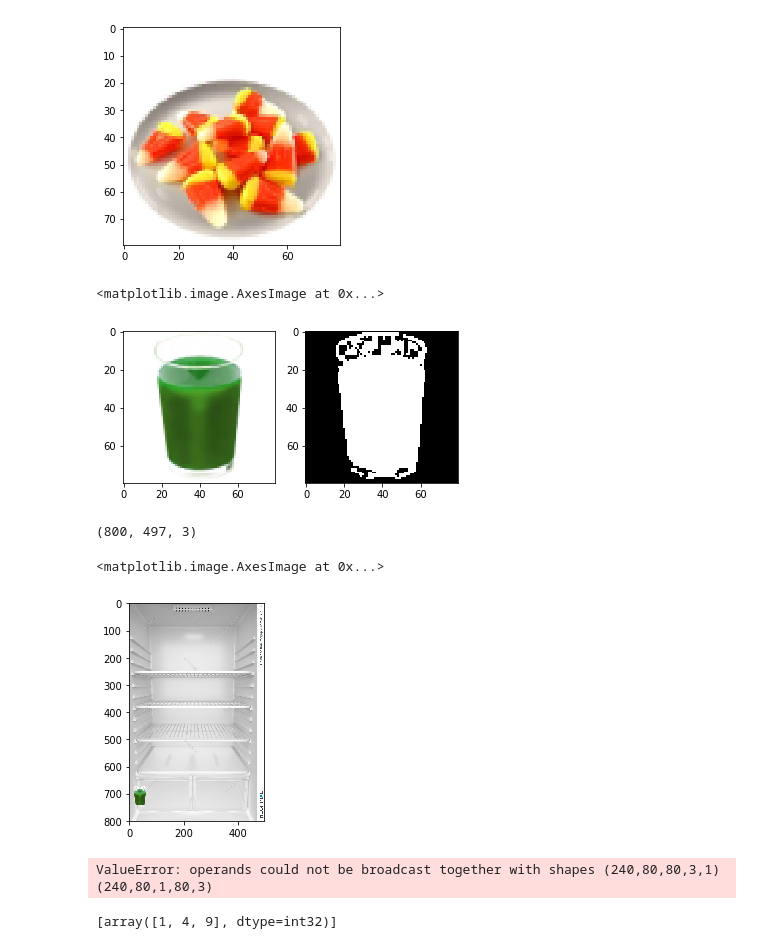
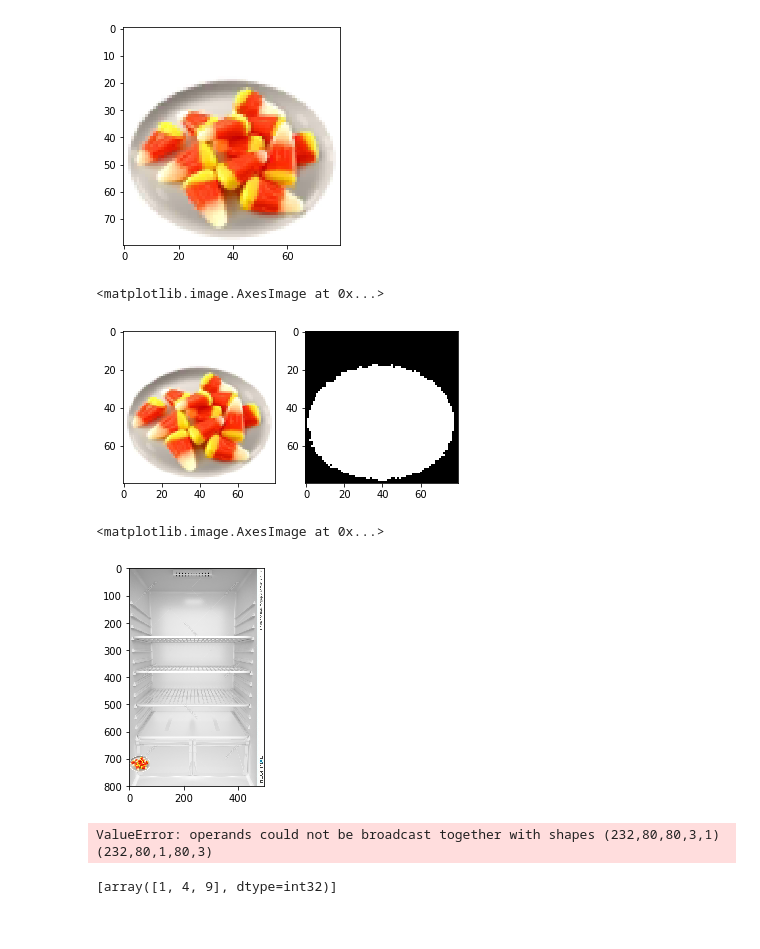
Before and after one commit to meganfrisella/final-capstone, a Jupyter notebook: fridge/jessie_test.ipynb, the cells around one changed output. Cells and saved outputs as stored; diff of their text form; code cells hidden in the pictures.

Commit message:
generate_fridge.py

```diff
--- a/fridge/jessie_test.ipynb
+++ b/fridge/jessie_test.ipynb
@@ -36,9 +36,9 @@ def propose_regions(image, threshold=0.1):
     roi_img[rois] = 1
     return roi_img
 # %%
-rgba_image = mpimg.imread('fridge/food.png')
+rgba_image = mpimg.imread('food.png')
 
-rgba_pil = PIL.Image.open('fridge/food.png')
+rgba_pil = PIL.Image.open('food.png')
 img = np.array(rgba_pil.convert('RGB'))
 
 row_step = 1200//15
@@ -77,20 +77,18 @@ ax[0].imshow(test_shape)
 ax[1].imshow(roi_image, 'gray')
 # %% [output]
 <matplotlib.image.AxesImage at 0x...>
-[figure, old version]
+[figure, new version]
 # %%
-fridge = mpimg.imread('fridge/fridge.jpg')
+fridge = mpimg.imread('fridge.jpg')
 fridge = np.array(fridge)
 
 
 
-fridge = layer_image(fridge, roi_image, test_shape, shift_down = 670)
-print(fridge.shape)
+fridge = layer_image(fridge, roi_image, test_shape, shift= (670,0 ))
 plt.imshow(fridge)
 # %% [output]
-(800, 497, 3)
+<matplotlib.image.AxesImage at 0x...>
-<matplotlib.image.AxesImage at 0x...>
-[figure, old version]
+[figure, new version]
 # %%
 roi_images = [propose_regions(i) for i in images]
 #for i in images:
@@ -98,7 +96,7 @@ roi_images = [propose_regions(i) for i in images]
 # %%
 roi_images = [propose_regions(np.array(images))]
 # %% [output]
-ValueError: operands could not be broadcast together with shapes (240,80,80,3,1) (240,80,1,80,3)
+ValueError: operands could not be broadcast together with shapes (232,80,80,3,1) (232,80,1,80,3)
 # %%
 def fun(num):
     return num**2
```
Also changed, not shown: parts of 19 cells of this notebook.
